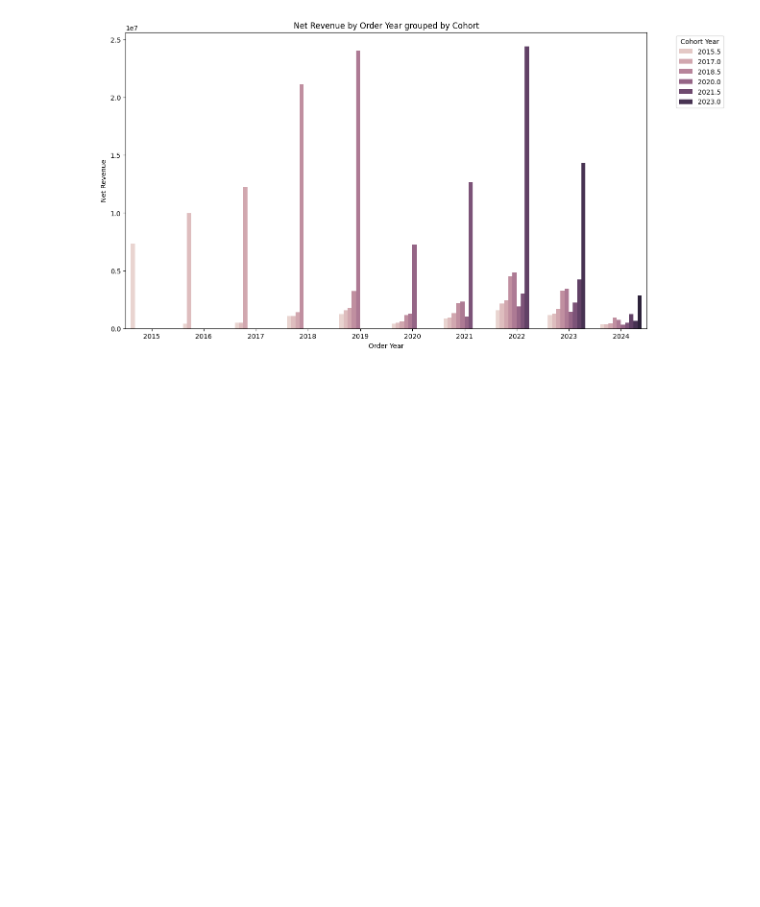
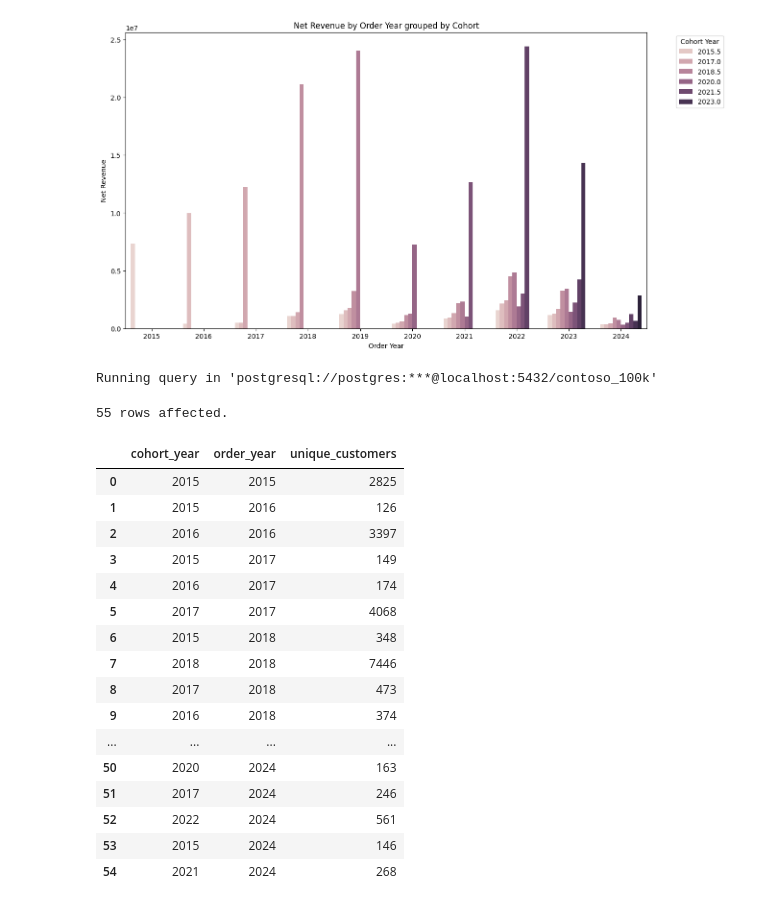
Before and after one commit to gurnursingh05/contoso, a Jupyter notebook: Aggregation.ipynb, the cells around one changed output. Drawn from its saved outputs; the diff is of its cells as text; code cells hidden in the pictures; blank space fills up the shorter version.

```diff
--- a/Aggregation.ipynb
+++ b/Aggregation.ipynb
@@ -121,3 +123,43 @@ plt.legend(title='Cohort Year', bbox_to_anchor=(1.05, 1), loc='upper left')
 plt.show()
 # %% [output]
 [figure]
+# %%
+%%sql
+WITH yearly_cohort AS (
+  SELECT DISTINCT
+    customerkey,
+    EXTRACT(YEAR FROM MIN(orderdate) OVER(PARTITION BY customerkey)) AS cohort_year,
+    EXTRACT(YEAR FROM orderdate) AS order_year
+  FROM
+    sales
+  ORDER BY
+    customerkey
+  )
+SELECT DISTINCT
+  cohort_year,
+  order_year,
+  COUNT(customerkey) OVER(PARTITION BY order_year,cohort_year) AS unique_customers
+FROM
+  yearly_cohort
+ORDER BY
+  order_year
+# %% [output]
+Running query in 'postgresql://postgres:***@localhost:5432/contoso_100k'
+55 rows affected.
+|  | cohort_year | order_year | unique_customers |
+| 0 | 2015 | 2015 | 2825 |
+| 1 | 2015 | 2016 | 126 |
+| 2 | 2016 | 2016 | 3397 |
+| 3 | 2015 | 2017 | 149 |
+| 4 | 2016 | 2017 | 174 |
+| 5 | 2017 | 2017 | 4068 |
+| 6 | 2015 | 2018 | 348 |
+| 7 | 2018 | 2018 | 7446 |
+| 8 | 2017 | 2018 | 473 |
+| 9 | 2016 | 2018 | 374 |
+| ... | ... | ... | ... |
+| 50 | 2020 | 2024 | 163 |
+| 51 | 2017 | 2024 | 246 |
+| 52 | 2022 | 2024 | 561 |
+| 53 | 2015 | 2024 | 146 |
+| 54 | 2021 | 2024 | 268 |
```
Also changed, not shown: parts of 3 cells of this notebook.
